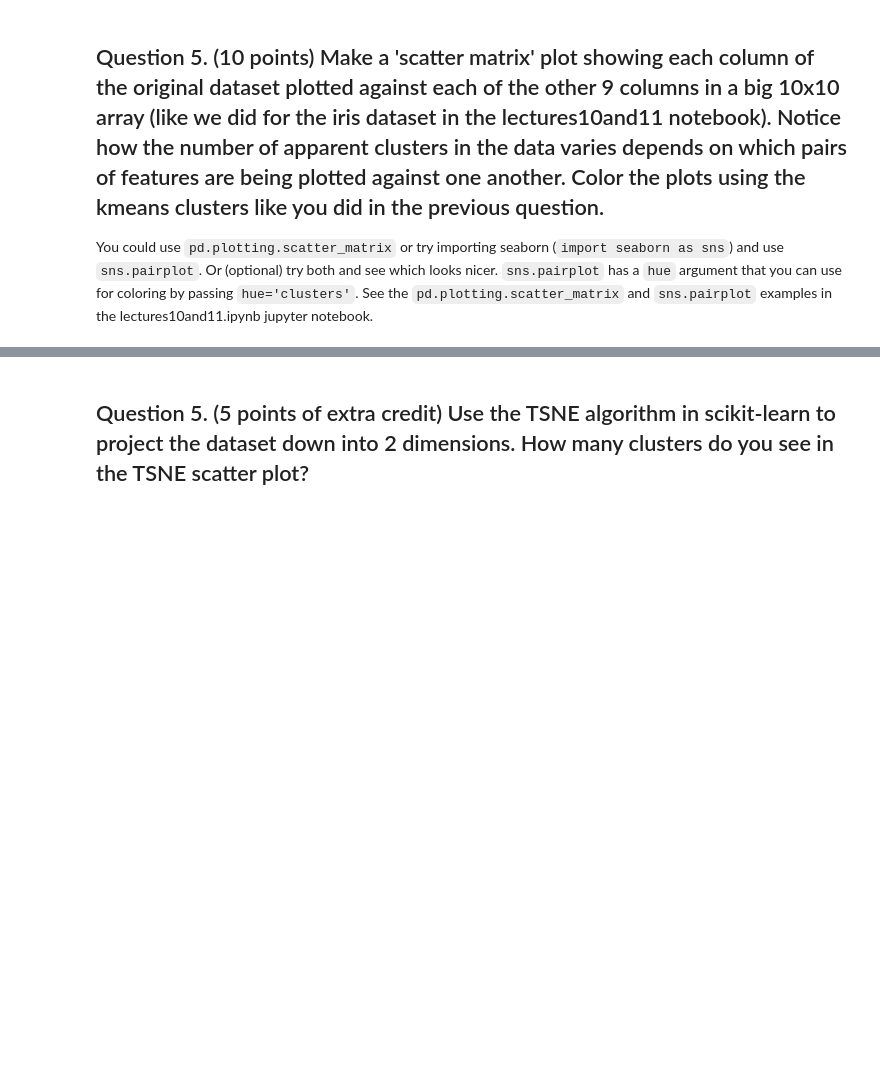
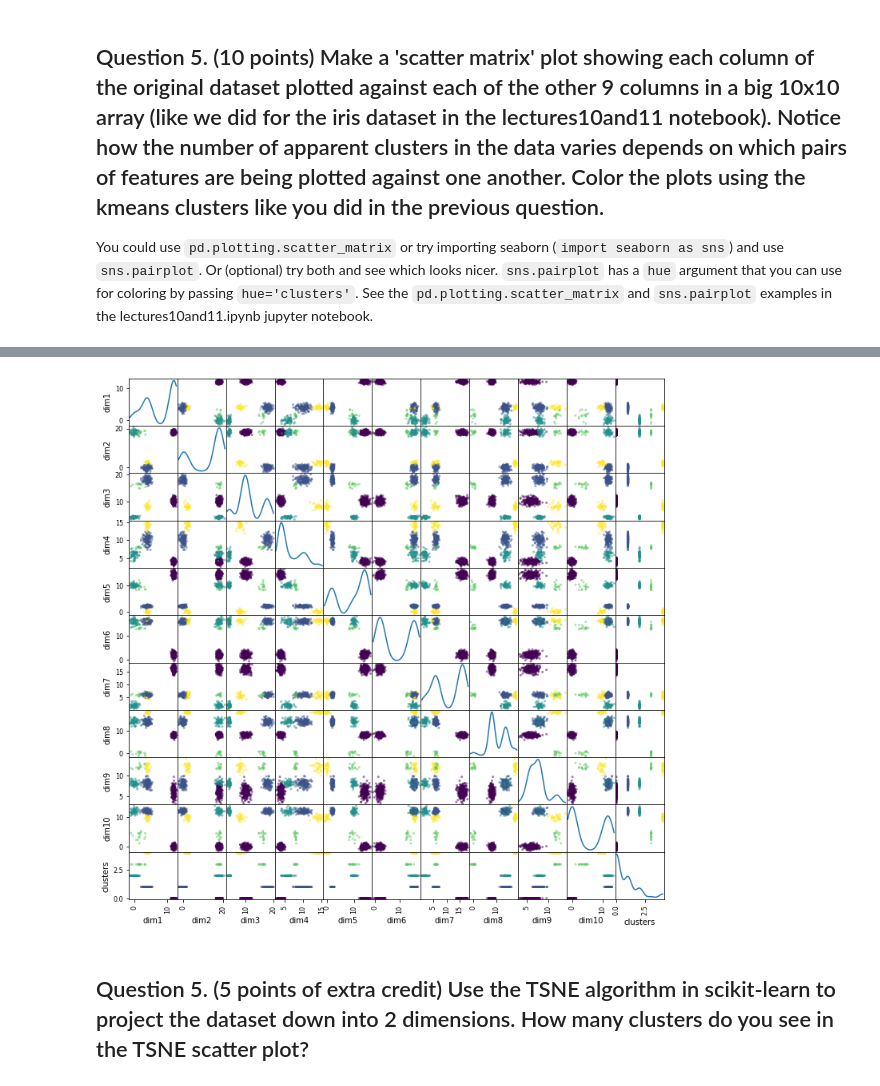
Before and after one commit to boothcl/tfcb_2024, a Jupyter notebook: homeworks/homework05/homework05.ipynb, the cells around one changed output, grey strips where cells are left out. Saved outputs shown, nothing was run; the diff lists cells and outputs as text; code cells hidden in the pictures; blank space fills up the shorter version.

```diff
--- a/homeworks/homework05/homework05.ipynb
+++ b/homeworks/homework05/homework05.ipynb
@@ -122,3 +154,7 @@ You could use `pd.plotting.scatter_matrix` or try importing seaborn (`import sea
+# %%
+pd.plotting.scatter_matrix(df, diagonal='kde', figsize=(12,12), c=df['clusters']);
+# %% [output]
+[figure, added]
 # %% [markdown]
 ## Question 5. (5 points of extra credit) Use the TSNE algorithm in scikit-learn to project the dataset down into 2 dimensions. How many clusters do you see in the TSNE scatter plot?
 # %%
```
Also changed, not shown: parts of 11 cells of this notebook.
